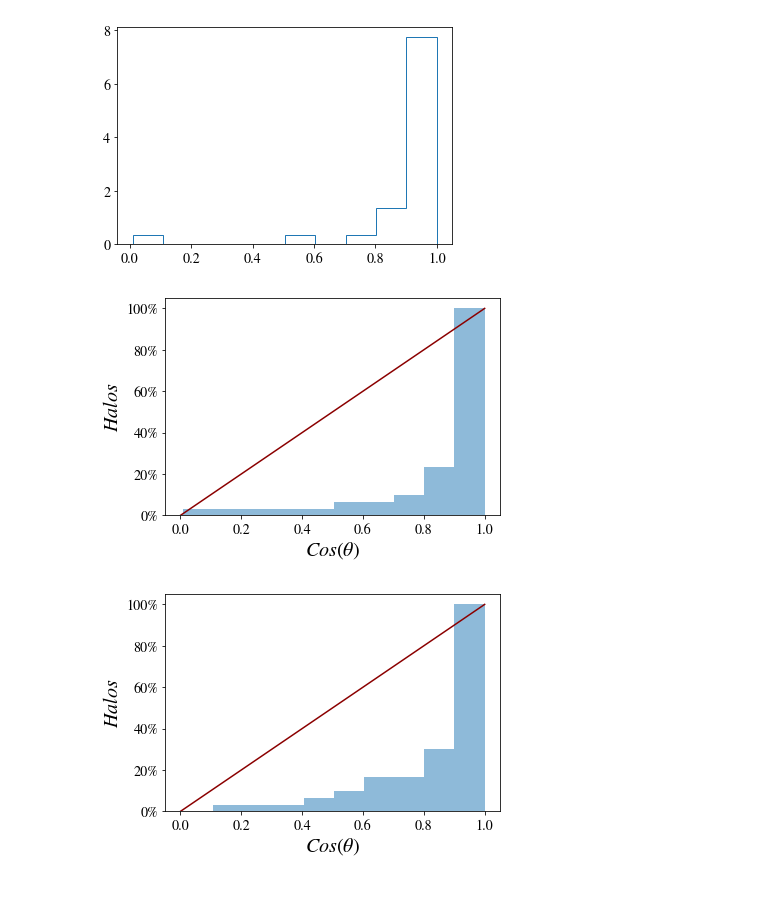
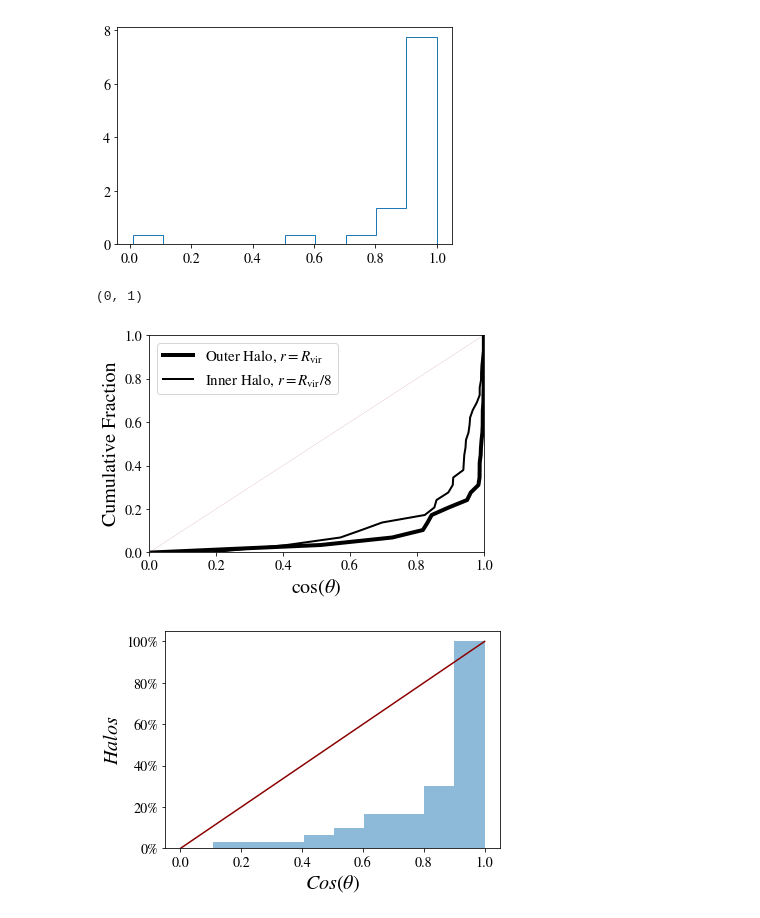
Before and after one commit to jdprada1760/Paper_Halo_shapes, a Jupyter notebook: Code/Star_Disk_DM_Alignment.ipynb, the cells around one changed output. Saved outputs shown, nothing was run; the diff lists cells and outputs as text; code cells hidden in the pictures; blank space fills up the shorter version.

Commit message:
update cumulative distro plot

```diff
--- a/Code/Star_Disk_DM_Alignment.ipynb
+++ b/Code/Star_Disk_DM_Alignment.ipynb
@@ -146,22 +146,27 @@ plt.show()
 [figure]
 # %%
 # Producto punto para cada halo
-dot_pr = np.abs(np.diag(vecs_100Rvir@vecs_stardisk.T))
-
+dot_pr_out = np.abs(np.diag(vecs_100Rvir@vecs_stardisk.T))
+dot_pr_in = np.abs(np.diag(vecs_inner@vecs_stardisk.T))
 
 fig,ax = plt.subplots()
 # cumulative histogram.
-plt.hist(dot_pr, bins=bins, normed=True, histtype='stepfilled', cumulative=1,
-        label='Cummulative',alpha = 0.5)
-plt.plot([0,1],[0,1],c ='darkred')
-vals = ax.get_yticks()
-ax.set_yticklabels(['{:,.0%}'.format(x) for x in vals])
-plt.ylabel(r'$Halos$',fontsize = 20)
-plt.xlabel(r'$Cos(\theta)$',fontsize = 20)
-plt.savefig('../Graphs/Star_Disk_Alignment/Cummulative_Alignment_Histogram_Rvir.png',dp1=500)
-plt.show()
+#plt.hist(dot_pr, bins=bins, normed=True, histtype='stepfilled', cumulative=1,
+#        label='Cummulative',alpha = 0.5)
+plt.plot(np.sort(dot_pr_out), np.linspace(.0, 1.0, len(dot_pr_out)),
+         label=r'Outer Halo, $r=R_{\rm vir}$', linewidth=4, color='black')
+plt.plot(np.sort(dot_pr_in), np.linspace(.0, 1.0, len(dot_pr_in)),
+         label=r'Inner Halo, $r=R_{\rm vir}/8$', linewidth=2, color='black')
+plt.plot([0,1],[0,1],c ='darkred', linewidth=0.1)
+plt.legend(fontsize=15)
+plt.ylabel(r'Cumulative Fraction',fontsize = 20)
+plt.xlabel(r'$\cos(\theta)$',fontsize = 20)
+plt.savefig('../Graphs/Star_Disk_Alignment/Cummulative_Alignment_Histogram.pdf',bbox_tight=True)
+plt.xlim([0,1])
+plt.ylim([0,1])
 # %% [output]
+(0, 1)
-[figure, old version]
+[figure, new version]
 # %%
 # Producto punto para cada halo
 dot_pr = np.abs(np.diag(vecs_inner@vecs_stardisk.T))
```
Also changed, not shown: parts of 1 cell of this notebook.
